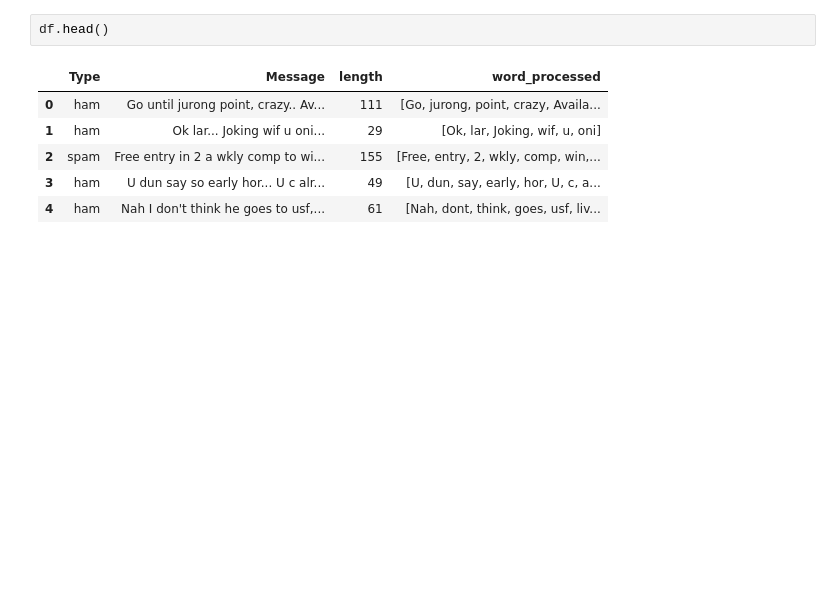
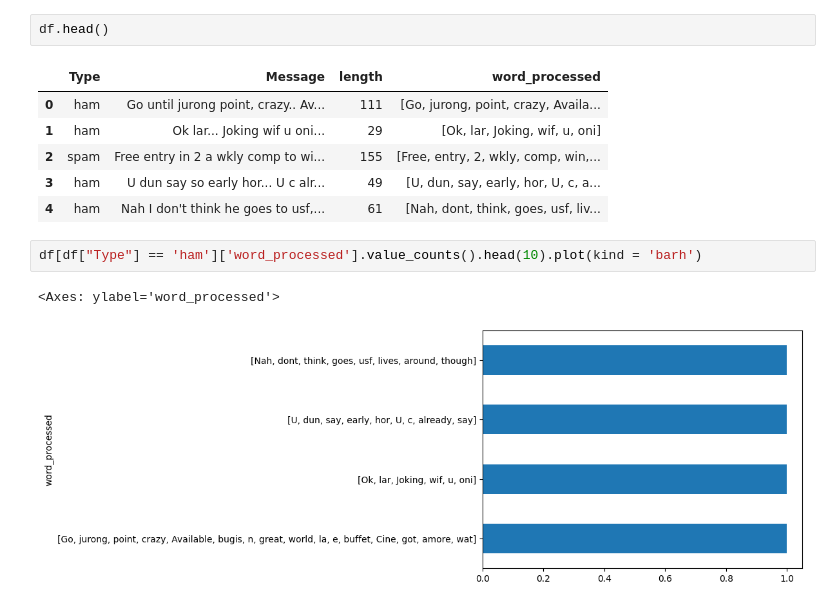
Before and after one commit to adityaranjan08/Text-Classification, a Jupyter notebook: Text_Classification.ipynb, the cells around one changed output. Drawn from its saved outputs; the diff is of its cells as text; blank space fills up the shorter version.

```diff
--- a/Text_Classification.ipynb
+++ b/Text_Classification.ipynb
@@ -133,3 +133,8 @@ df.head()
 | 2 | spam | Free entry in 2 a wkly comp to wi... | 155 | [Free, entry, 2, wkly, comp, win,... |
 | 3 | ham | U dun say so early hor... U c alr... | 49 | [U, dun, say, early, hor, U, c, a... |
 | 4 | ham | Nah I don't think he goes to usf,... | 61 | [Nah, dont, think, goes, usf, liv... |
+# %%
+df[df["Type"] == 'ham']['word_processed'].value_counts().head(10).plot(kind = 'barh')
+# %% [output]
+<Axes: ylabel='word_processed'>
+[figure, added]
```
Also changed, not shown: parts of 3 cells of this notebook.
